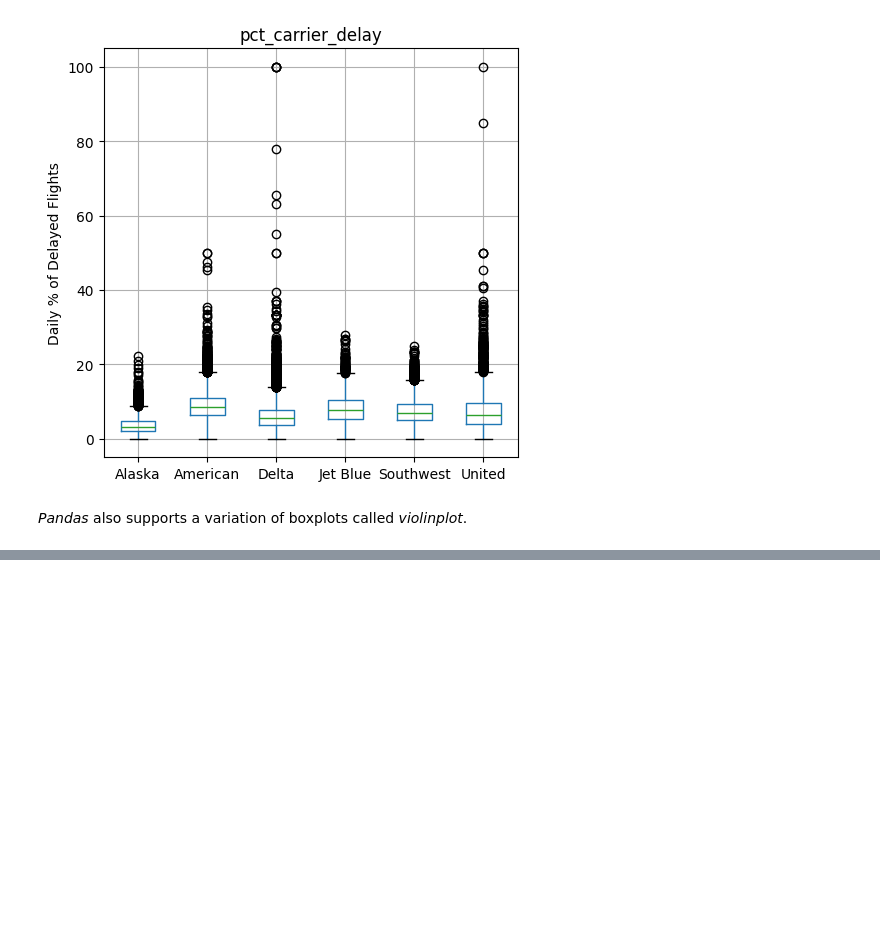
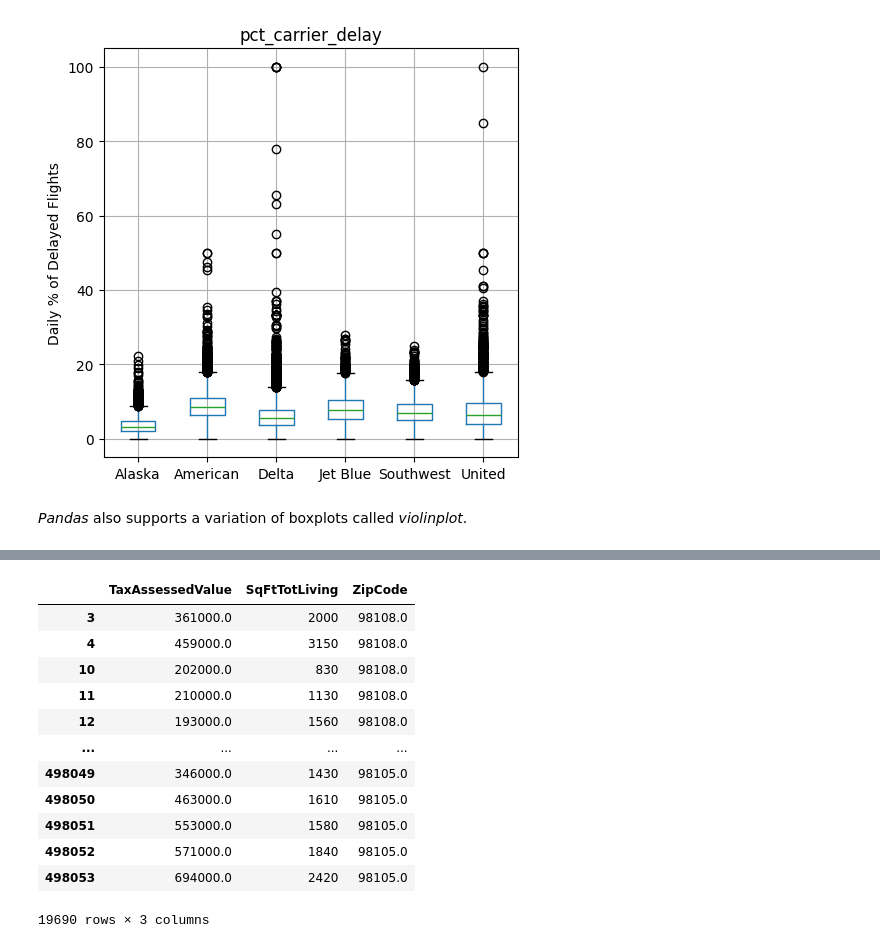
Before and after one commit to mucollabo/practicalStatisticsForDataScientists, a Jupyter notebook: Chap01.ipynb, the cells around one changed output, grey strips where cells are left out. Drawn from its saved outputs; the diff is of its cells as text; code cells hidden in the pictures; blank space fills up the shorter version.

```diff
--- a/Chap01.ipynb
+++ b/Chap01.ipynb
@@ -425,0 +425,18 @@ AttributeError: Axes.set() got an unexpected keyword argument 'figsize'
+# %%
+zip_codes = [98188, 98105, 98108, 98126]
+kc_tax_zip = kc_tax0.loc[kc_tax0.ZipCode.isin(zip_codes),:]
+kc_tax_zip
+# %% [output]
+|  | TaxAssessedValue | SqFtTotLiving | ZipCode |
+| 3 | 361000.0 | 2000 | 98108.0 |
+| 4 | 459000.0 | 3150 | 98108.0 |
+| 10 | 202000.0 | 830 | 98108.0 |
+| 11 | 210000.0 | 1130 | 98108.0 |
+| 12 | 193000.0 | 1560 | 98108.0 |
+| ... | ... | ... | ... |
+| 498049 | 346000.0 | 1430 | 98105.0 |
+| 498050 | 463000.0 | 1610 | 98105.0 |
+| 498051 | 553000.0 | 1580 | 98105.0 |
+| 498052 | 571000.0 | 1840 | 98105.0 |
+| 498053 | 694000.0 | 2420 | 98105.0 |
+19690 rows × 3 columns
```
Also changed, not shown: parts of 3 cells of this notebook, 20 other files.
